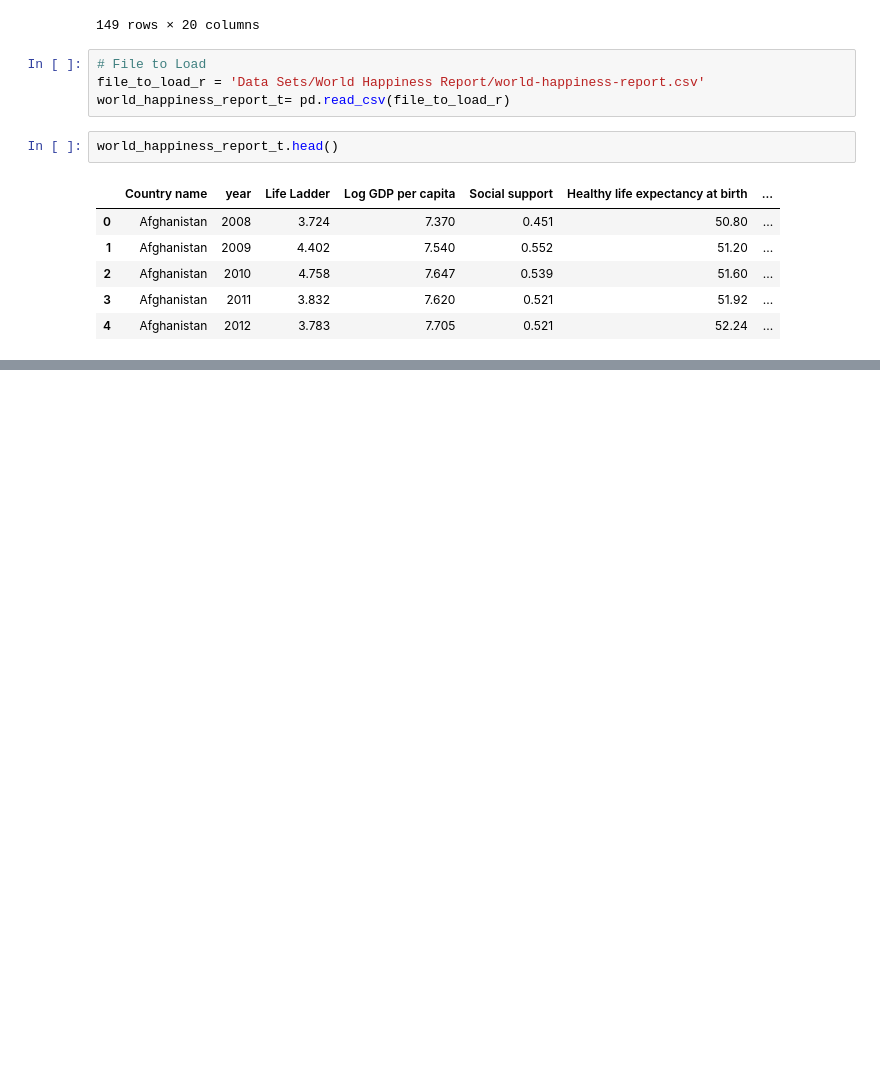
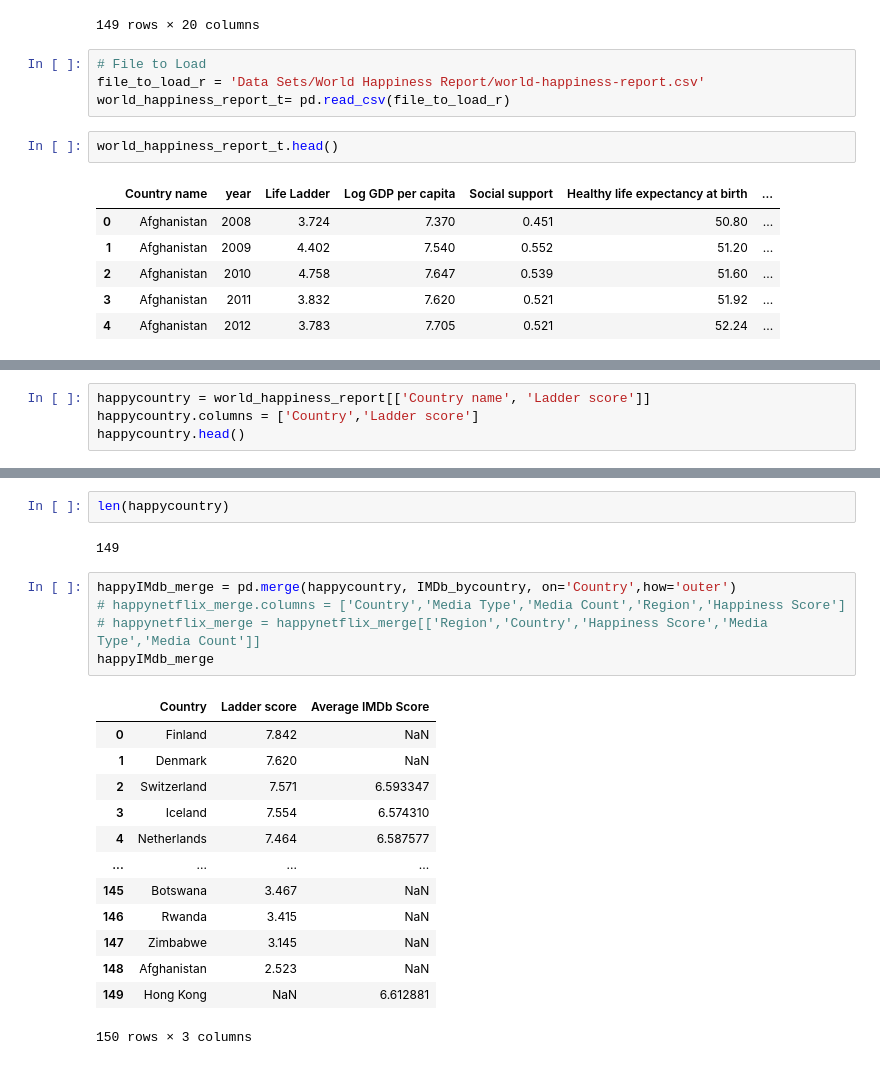
Before and after one commit to adamholcomb/Python-Media-Happiness-Analysis, a Jupyter notebook: HappinessIndex-YT.ipynb, the cells around one changed output, grey strips where cells are left out. Cells and saved outputs as stored; diff of their text form; blank space fills up the shorter version.

Commit message:
IMDBscore and happy countries relationship

```diff
--- a/HappinessIndex-YT.ipynb
+++ b/HappinessIndex-YT.ipynb
@@ -219,0 +214,4 @@ IMDb_bycountry.describe()
+# %%
+happycountry = world_happiness_report[['Country name', 'Ladder score']]
+happycountry.columns = ['Country','Ladder score']
+happycountry.head()
@@ -220,3 +225,26 @@ IMDb_bycountry.describe()
+# %%
+len(happycountry)
+# %% [output]
+149
+# %%
+happyIMdb_merge = pd.merge(happycountry, IMDb_bycountry, on='Country',how='outer')
+# happynetflix_merge.columns = ['Country','Media Type','Media Count','Region','Happiness Score']
+# happynetflix_merge = happynetflix_merge[['Region','Country','Happiness Score','Media Type','Media Count']]
+happyIMdb_merge
+# %% [output]
+|  | Country | Ladder score | Average IMDb Score |
+| 0 | Finland | 7.842 | NaN |
+| 1 | Denmark | 7.620 | NaN |
+| 2 | Switzerland | 7.571 | 6.593347 |
+| 3 | Iceland | 7.554 | 6.574310 |
+| 4 | Netherlands | 7.464 | 6.587577 |
+| ... | ... | ... | ... |
+| 145 | Botswana | 3.467 | NaN |
+| 146 | Rwanda | 3.415 | NaN |
+| 147 | Zimbabwe | 3.145 | NaN |
+| 148 | Afghanistan | 2.523 | NaN |
+| 149 | Hong Kong | NaN | 6.612881 |
+150 rows × 3 columns
 # %%
 netflix_genre_split = netflix_IMDb.Genre.str.split(',')
 series = netflix_genre_split.apply(pd.Series, 1)
```
Also changed, not shown: parts of 7 cells of this notebook, 1 other file.
